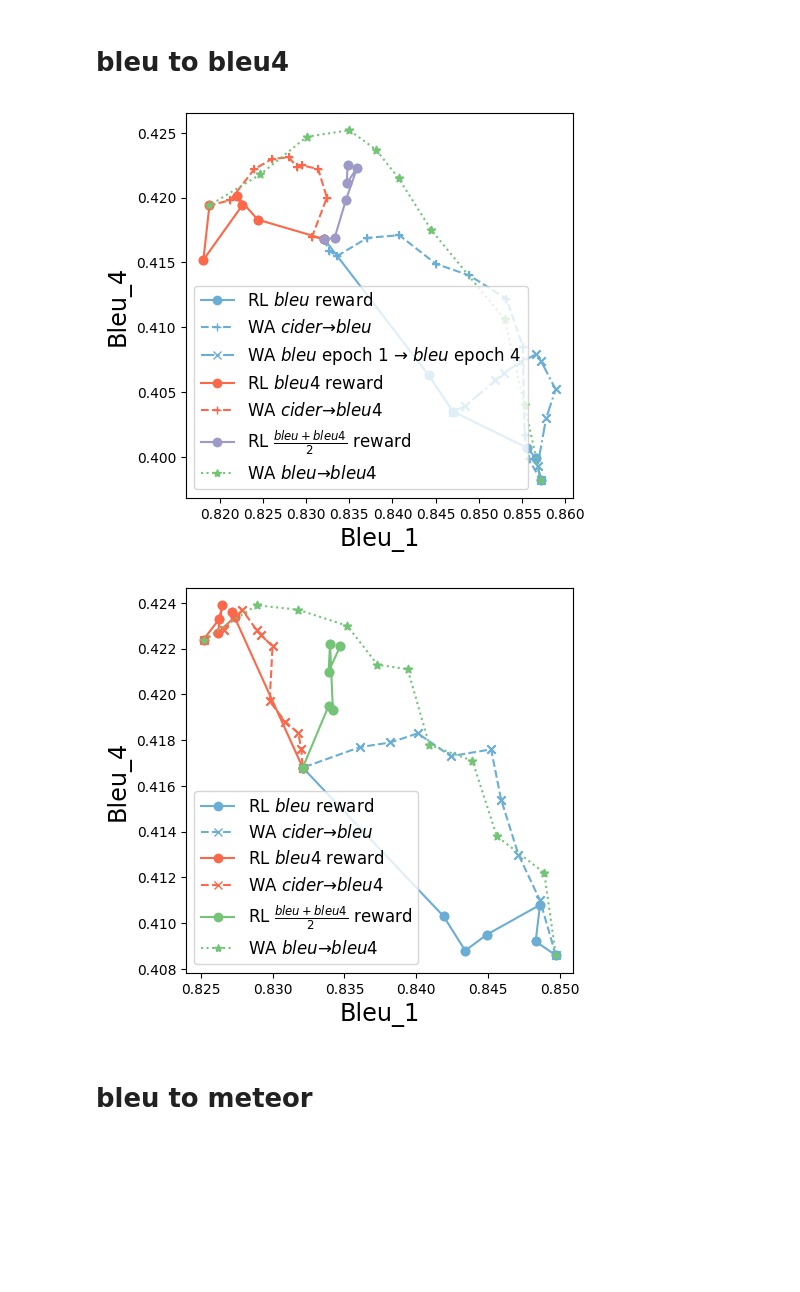
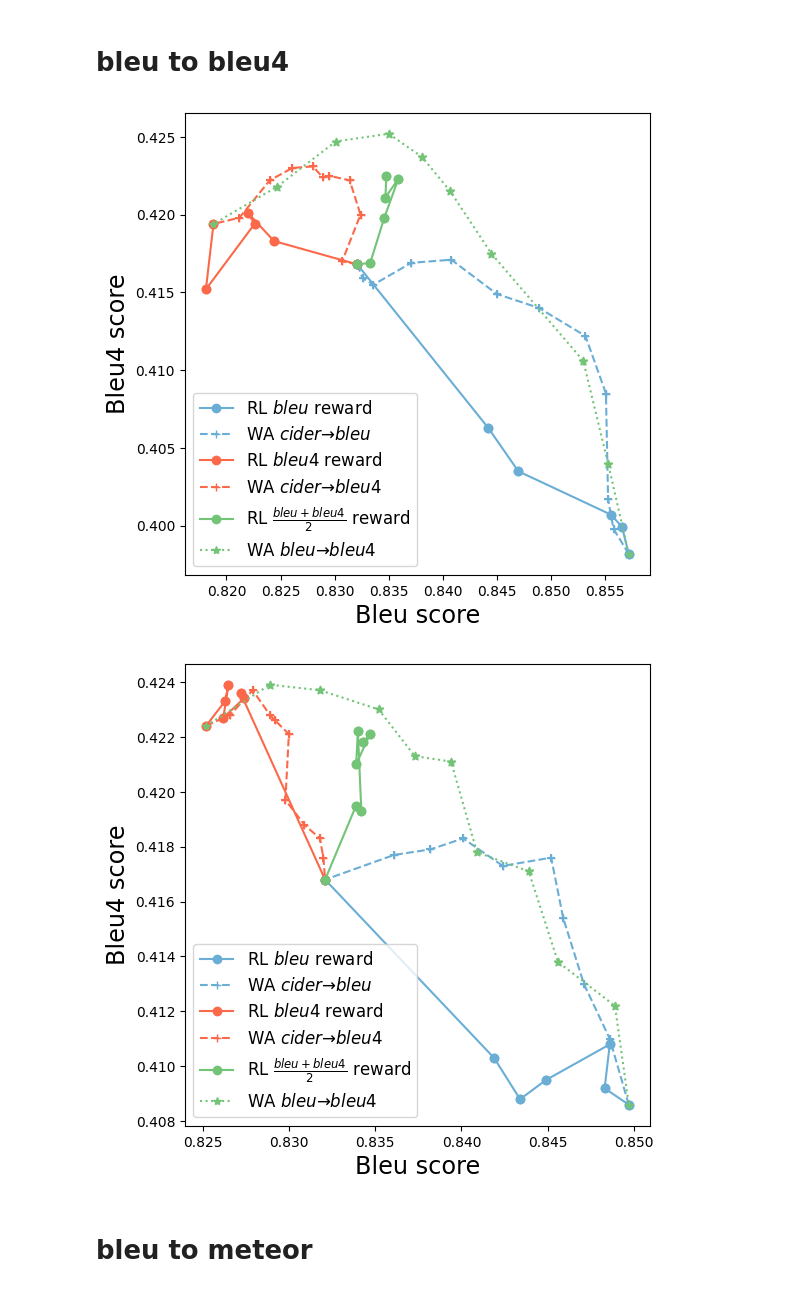
Before and after one commit to alexrame/domainbedv2, a Jupyter notebook: notebooks/rl/captioning/wa_rl_captioning.ipynb, the cells around one changed output. Saved outputs shown, nothing was run; the diff lists cells and outputs as text; code cells hidden in the pictures; blank space fills up the shorter version.

```diff
--- a/notebooks/rl/captioning/wa_rl_captioning.ipynb
+++ b/notebooks/rl/captioning/wa_rl_captioning.ipynb
@@ -16,15 +16,15 @@ sys.path.append("/data/rame/logs_experiments_notebook/")
 plot.plt.rcParams["figure.figsize"] = (6, 6)
 # plot.plt.rcParams['text.usetex'] = True
 # plot.plt.rcParams['font.family'] = 'serif'
-# plot.plt.rcParams['font.serif'] = 'Times Roman'
+plot.plt.rcParams['font.serif'] = 'Times Roman'
 # plot.FORMAT_X = 1
 # plot.FORMAT_Y = 3
 plot.dict_key_to_label.update(
     {
-        "ROUGE_L": "rouge score",
-        "Bleu_1": "bleu score",
-        "Bleu_4": "bleu4 score",
-        "METEOR": "meteor score"
+        "ROUGE_L": "Rouge score",
+        "Bleu_1": "Bleu score",
+        "Bleu_4": "Bleu4 score",
+        "METEOR": "Meteor score"
     }
 )
 # %%
@@ -32,27 +32,29 @@ from captioning import fts_bleu4, fts_bleu, fts_rouge, fts_meteor, fts_bleurouge
 from captioning import e2e_bleu, e2e_bleu4, e2e_rouge, e2e_bleurouge, e2e_bleu4rouge, e2e_meteor, e2e_bleubleu4, e2e_bleumeteor
 # %% [markdown]
 # bleu to bleu4
+# %%
+do_save= True
 # %%
 fig_dr = plot.plot_key(
     [
-        e2e_bleu.l_step, e2e_bleu.l_wa, e2e_bleu.l_wableubleu, e2e_bleu4.l_step, e2e_bleu4.l_wa,
-        e2e_bleubleu4.l_step, e2e_bleubleu4.l_wa_bleu4bleu
+        e2e_bleu.l_step, e2e_bleu.l_wa, e2e_bleu4.l_step, e2e_bleu4.l_wa, e2e_bleubleu4.l_step,
+        e2e_bleubleu4.l_wa_bleu4bleu
     ],
     key_x="Bleu_1",
     key_y="Bleu_4",
     labels=[
-        r"RL $bleu$ reward", r"WA $cider \to bleu$", r"WA $bleu$ epoch 1 $\to$ $bleu$ epoch 4",
-        r"RL $bleu4$ reward", r"WA $cider \to bleu4$", r"RL $\frac{bleu+bleu4}{2}$ reward",
-        r"WA $bleu \to bleu4$"
+        r"RL $bleu$ reward", r"WA $cider \to bleu$", r"RL $bleu4$ reward", r"WA $cider \to bleu4$",
+        r"RL $\frac{bleu+bleu4}{2}$ reward", r"WA $bleu \to bleu4$"
     ],
-    loc="best",
+    loc="lower left",
     # keycolor="lambda",
-    colormaps=['Blues', 'Blues', 'Blues', 'Reds', 'Reds', "Purples", 'Greens'],
-    linestyles=['solid', 'dashed', 'dashdot', 'solid', 'dashed', "solid", 'dotted'],
+    colormaps=['Blues', 'Blues', 'Reds', 'Reds', "Greens", 'Greens'],
+    linestyles=['solid', 'dashed', 'solid', 'dashed', "solid", 'dotted'],
     connect_points=True
 )
+plot.save_fig(fig=fig_dr, name="captioning/pareto_captioning_bleutobleu4.pdf", do_save=do_save)
 # %% [output]
-[figure, old version]
+[figure, new version]
 # %%
 fig_dr = plot.plot_key(
     [
@@ -65,14 +67,15 @@ fig_dr = plot.plot_key(
         r"RL $bleu$ reward", r"WA $cider \to bleu$", r"RL $bleu4$ reward", r"WA $cider \to bleu4$",
         r"RL $\frac{bleu+bleu4}{2}$ reward", r"WA $bleu \to bleu4$"
     ],
-    loc="best",
+    loc="lower left",
     # keycolor="lambda",
     colormaps=['Blues', 'Blues', 'Reds', 'Reds', "Greens", 'Greens'],
     linestyles=['solid', 'dashed', 'solid', 'dashed', "solid", 'dotted'],
     connect_points=True
 )
+plot.save_fig(fig=fig_dr, name="captioning/pareto_captioning_e2e_bleutobleu4.pdf", do_save=do_save)
 # %% [output]
-[figure, old version]
+[figure, new version]
 # %% [markdown]
 # bleu to meteor
 # %%
```
Also changed, not shown: parts of 10 cells of this notebook, 4 other files.
